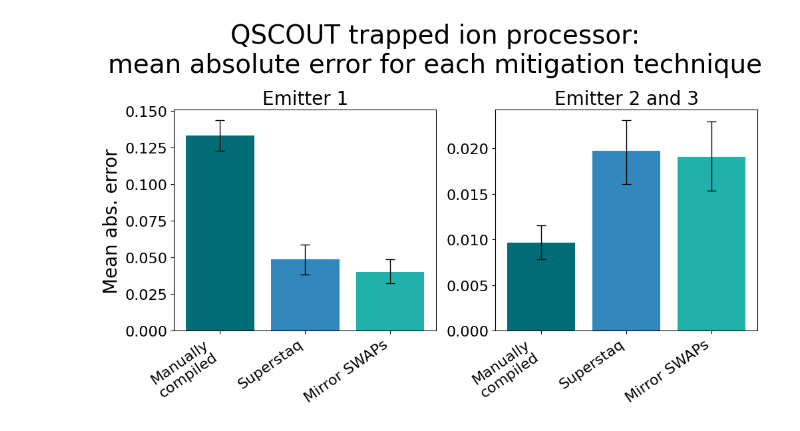
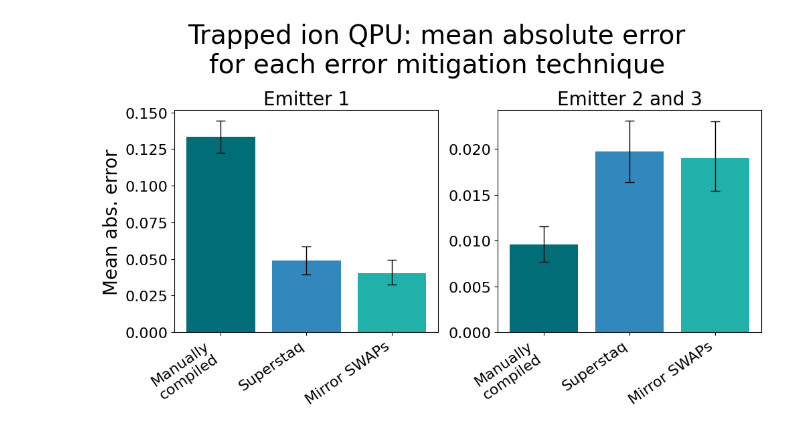
Before and after one commit to radulaski/CQED_quantum_simulation, a Jupyter notebook: notebooks/QSCOUT_MAE.ipynb, the cells around one changed output. Cells and saved outputs as stored; diff of their text form; code cells hidden in the pictures.

Commit message:
Uniformity in MAE figure titles

```diff
--- a/notebooks/QSCOUT_MAE.ipynb
+++ b/notebooks/QSCOUT_MAE.ipynb
@@ -32,34 +32,34 @@ axes[0].bar(np.arange(len(em1)), em1["MAE"],
         yerr=np.vstack([em1["lower_err"], em1["upper_err"]]),
         capsize=5,
         ecolor='black',      # color of error bars
         color=colors,
         error_kw={
             'capthick': 1,   # thickness of cap lines
             'elinewidth': 1  # thickness of error bars
         })
 axes[0].set_xticks(np.arange(len(em1)))
 axes[0].set_xticklabels(["Manually\ncompiled"] + em1["condition"][1:].tolist(), rotation=35, ha='right', fontsize=16)
 axes[0].tick_params(axis='y', labelsize=16)
 axes[0].set_title("Emitter 1", fontsize=20)
 axes[0].set_ylabel("Mean abs. error", fontsize=20)
 
 axes[1].bar(np.arange(len(em2)), em2["MAE"],
         yerr=np.vstack([em2["lower_err"], em2["upper_err"]]),
         capsize=5,
         ecolor='black',      # color of error bars
         color=colors,
         error_kw={
             'capthick': 1,   # thickness of cap lines
             'elinewidth': 1  # thickness of error bars
         })
 axes[1].set_xticks(np.arange(len(em2)))
 axes[1].set_xticklabels(["Manually\ncompiled"] + em2["condition"][1:].tolist(), rotation=35, ha='right', fontsize=16)
 axes[1].tick_params(axis='y', labelsize=16)
 axes[1].set_title("Emitter 2 and 3", fontsize=20)
 
-fig.suptitle("QSCOUT trapped ion processor:\nmean absolute error for each mitigation technique", fontsize=28)
+fig.suptitle("Trapped ion QPU: mean absolute error\nfor each error mitigation technique", fontsize=28)
 plt.tight_layout()
 # %% [output]
-[figure, old version]
+[figure, new version]
 # %%
 fig.savefig("../figures/QSCOUT_MAE.eps")
```
Also changed, not shown: 3 other files.
